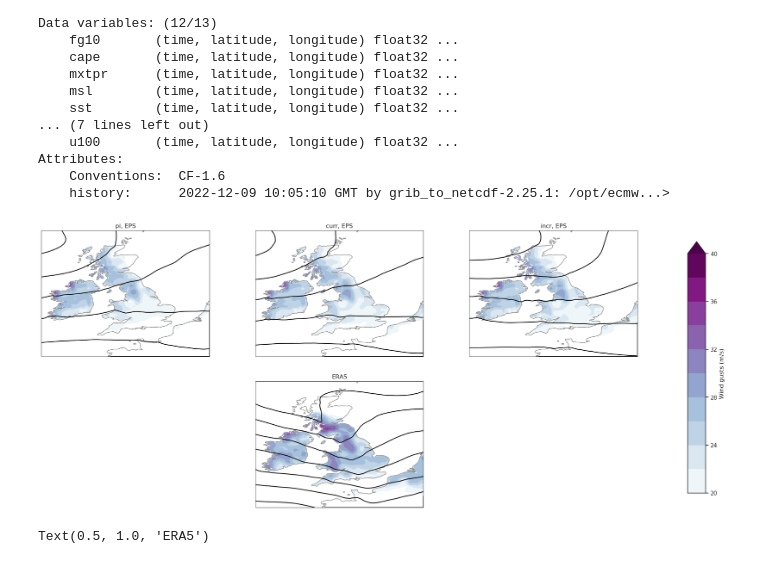
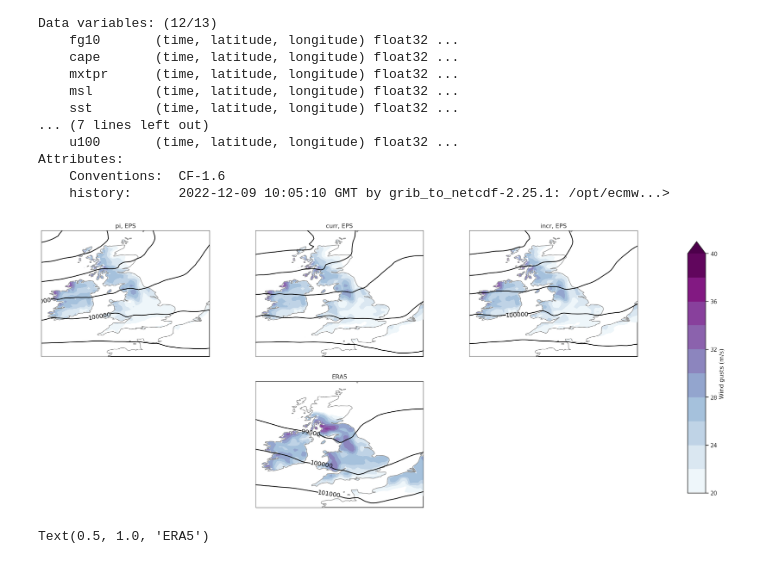
Before and after one commit to deviterra/storm_dudley, a Jupyter notebook: file/00_t_wind_gusts_plot.ipynb, the cells around one changed output. Saved outputs shown, nothing was run; the diff lists cells and outputs as text; code cells hidden in the pictures.

Commit message:
Plume plot and others

```diff
--- a/file/00_t_wind_gusts_plot.ipynb
+++ b/file/00_t_wind_gusts_plot.ipynb
@@ -156,9 +156,9 @@ Coordinates:
   * number   (number) int64 40 37 36 38 21 42 8 13 45 5
     inidate  datetime64[ns] 2022-02-14
 # %%
-wd_pi = wind_gusts_pi.sel(number=max_number['pi']).max(dim='time').sum(dim='number')/10
-wd_curr = wind_gusts_curr.sel(number=max_number['curr']).max(dim='time').sum(dim='number')/10
-wd_incr = wind_gusts_curr.sel(number=max_number['incr']).max(dim='time').sum(dim='number')/10
+wd_pi = wind_gusts_pi.sel(number=max_number['pi']).max(dim='time').mean(dim='number')
+wd_curr = wind_gusts_curr.sel(number=max_number['curr']).max(dim='time').mean(dim='number')
+wd_incr = wind_gusts_curr.sel(number=max_number['incr']).max(dim='time').mean(dim='number')
 # %%
 
 #DRAFT IN FINDING OUT THE TIME FOR EACH NUMBER WHEN MAX WINDGUST IS REACHED
@@ -173,3 +164,0 @@ Coordinates:
-# %%
-wd_pi = wind_gusts_pi.sel(number=max_number['pi'])
-wd_pi.sel(time='2022-02-16T12')
@@ -194,10 +186,8 @@ Attributes:
 # %%
-#Not needed anymore!!! This selecting a time slice in an ensemble number
-'''
-p_pi = pres_pi.sel(number=max_number['pi']).sel(time=max_time_pi).sum(dim='number')/10
-p_curr = pres_curr.sel(number=max_number['curr']).sel(time=max_time_pi).sum(dim='number')/10
-p_incr = pres_incr.sel(number=max_number['incr']).sel(time=max_time_incr).sum(dim='number')/10
-'''
+
+p_pi = pres_pi.sel(number=max_number['pi'][0]).sel(time='2022-02-16 T12')
+p_curr = pres_curr.sel(number=max_number['curr'][0]).sel(time='2022-02-16 T12')
+p_incr = pres_incr.sel(number=max_number['incr'][0]).sel(time='2022-02-16 T12')
 # %%
 lon_min = -11
 lon_max = 5
@@ -249,6 +239,7 @@ uk = [-11, 5, 48, 60]
 
 fig = plt.figure(1, figsize=(25, 10))
 clevs_fg10 = np.linspace(20, 40, 11)  # 17
+clevs_msl = np.linspace(96000,104000,9)
 projection = ccrs.PlateCarree()
 
 #subplot of pi
@@ -261,8 +252,9 @@ ax_pi.add_feature(cfeature.OCEAN, zorder=12, color = 'white')  #zorder > 10
 
 cf = ax_pi.contourf(lon, lat, wd_pi, clevs_fg10, cmap=plt.cm.BuPu,
                 transform=projection, zorder = 10, extend = 'max')
-cs = ax_pi.contour(lon,lat, pres_pi, colors='black',
+cs = ax_pi.contour(lon,lat, p_pi, clevs_msl, colors='black',
                     transform=projection, zorder = 16)
+plt.clabel(cs, fmt='%d')
 ax_pi.set_title('pi'+", EPS")
 
 #subplot of curr
@@ -273,43 +265,46 @@ ax_curr.add_feature(cfeature.OCEAN, zorder=12, color = 'white')  #zorder > 10
 
 cf = ax_curr.contourf(lon, lat, wd_curr,clevs_fg10, cmap=plt.cm.BuPu,
                 transform=projection, zorder = 10, extend = 'max')
-cs = ax_curr.contour(lon,lat, pres_curr, colors='black',
+cs = ax_curr.contour(lon,lat, p_curr, clevs_msl,colors='black',
                     transform=projection, zorder = 16)
+plt.clabel(cs, fmt='%d')
 ax_curr.set_title('curr'+", EPS")
 
 #subplot of incr
 ax_incr = plt.subplot(2,3,3,projection = projection)
 ax_incr.set_extent(uk, projection)
 ax_incr.add_feature(cfeature.COASTLINE.with_scale('50m'), color = 'grey', zorder = 14)
 ax_incr.add_feature(cfeature.OCEAN, zorder=12, color = 'white')  #zorder > 10
 
 cf = ax_incr.contourf(lon, lat, wd_incr, clevs_fg10, cmap=plt.cm.BuPu,
                 transform=projection, zorder = 10, extend = 'max')
-cs = ax_incr.contour(lon,lat, pres_incr, colors='black',
+cs = ax_incr.contour(lon,lat, p_incr, clevs_msl, colors='black',
                     transform=projection, zorder = 16)
+plt.clabel(cs, fmt='%d')
 ax_incr.set_title('incr'+", EPS")
 
 #subplot of era5
 ax_era5 = plt.subplot(2,3,5,projection = projection)
 ax_era5.set_extent(uk, projection)
 ax_era5.add_feature(cfeature.COASTLINE.with_scale('50m'), color = 'grey', zorder = 14)
 ax_era5.add_feature(cfeature.OCEAN, zorder=12, color = 'white')  #zorder > 10
 
 cf = ax_era5.contourf(lon_e, lat_e, era5_GUST.sel(time='2022-02-16'), clevs_fg10, cmap=plt.cm.BuPu,
                 transform=projection, zorder = 10, extend = 'max')
-cs = ax_era5.contour(lon_e,lat_e, era5_MSL.sel(time='2022-02-16'), colors='black',
+cs = ax_era5.contour(lon_e,lat_e, era5_MSL.sel(time='2022-02-16'),clevs_msl, colors='black',
                     transform=projection, zorder = 16)
+plt.clabel(cs, fmt='%d')
 ax_era5.set_title('ERA5')
 
 
 fig.subplots_adjust(right=0.8)
 cbar_ax = fig.add_axes([0.85, 0.15, 0.02, 0.7])
 fig.colorbar(cf, cax=cbar_ax, label='Wind gusts (m/s)', extend = 'max')
 
 plt.savefig('figures/00_wind_gusts_inidate'+'2022-02-14'+'.png')
 plt.savefig('figures/00_wind_gusts_inidate'+'2022-02-14'+'.png')
 # %% [output]
-[figure, old version]
+[figure, new version]
 # %%
 '''
 #subplot of era5
```
Also changed, not shown: parts of 3 cells of this notebook, 17 other files.
